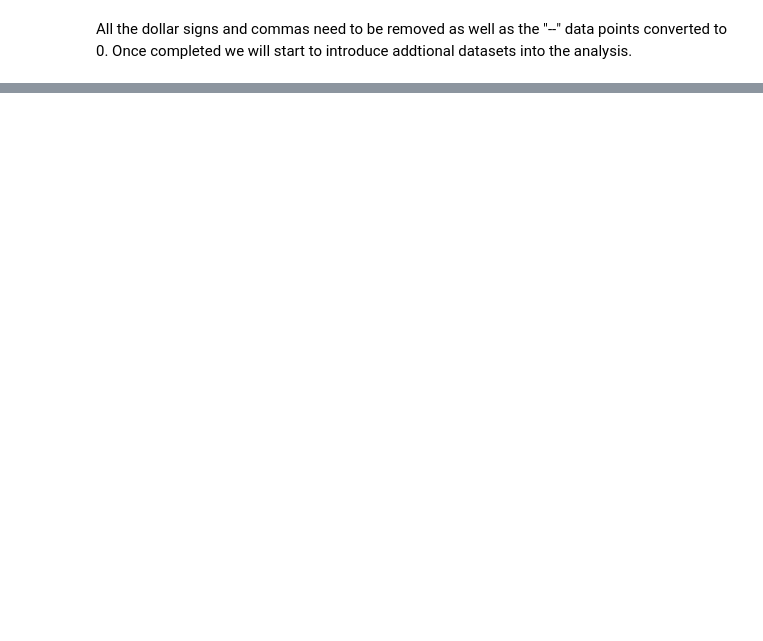
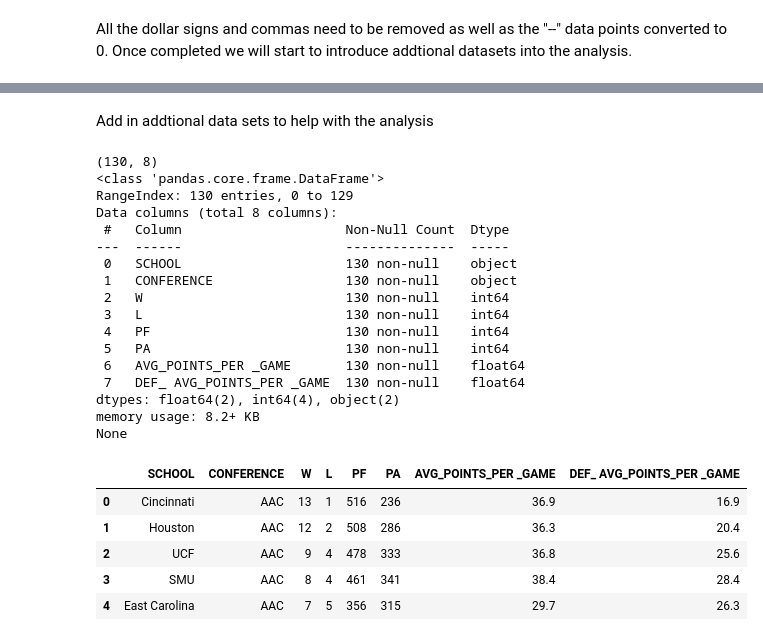
Before and after one commit to Champioa00/LAB1, a Jupyter notebook: Lab1Workingsession.ipynb, the cells around one changed output, grey strips where cells are left out. Saved outputs shown, nothing was run; the diff lists cells and outputs as text; code cells hidden in the pictures; blank space fills up the shorter version.

```diff
--- a/Lab1Workingsession.ipynb
+++ b/Lab1Workingsession.ipynb
@@ -103,3 +103,37 @@ coachdf[coachdf['Conference']=='SEC']
 | 103 | Tennessee | SEC | Jeremy Pruitt | 3846000.0 | 3846000.0 | 1200000.0 | 0.0 | 0.0 | 11780000.0 |
 | 105 | Texas A&M | SEC | Jimbo Fisher | 7500000.0 | 7500000.0 | 1350000.0 | 0.0 | 0.0 | 68125000.0 |
 | 118 | Vanderbilt | SEC | Derek Mason | 2812523.0 | 2812523.0 | 0.0 | 0.0 | 0.0 | 0.0 |
+# %% [markdown]
+Add in addtional data sets to help with the analysis
+# %%
+## Load Records and Points Metrics by team and conference ##
+recordsdf = pd.read_csv('https://raw.githubusercontent.com/Champioa00/LAB1/master/records.csv')
+# %%
+## Explore Coach Data Frame ##
+print(recordsdf.shape)
+print(recordsdf.info())
+recordsdf.head()
+# %% [output]
+(130, 8)
+<class 'pandas.core.frame.DataFrame'>
+RangeIndex: 130 entries, 0 to 129
+Data columns (total 8 columns):
+ #   Column                     Non-Null Count  Dtype
+---  ------                     --------------  -----
+ 0   SCHOOL                     130 non-null    object
+ 1   CONFERENCE                 130 non-null    object
+ 2   W                          130 non-null    int64
+ 3   L                          130 non-null    int64
+ 4   PF                         130 non-null    int64
+ 5   PA                         130 non-null    int64
+ 6   AVG_POINTS_PER _GAME       130 non-null    float64
+ 7   DEF_ AVG_POINTS_PER _GAME  130 non-null    float64
+dtypes: float64(2), int64(4), object(2)
+memory usage: 8.2+ KB
+None
+|  | SCHOOL | CONFERENCE | W | L | PF | PA | AVG_POINTS_PER _GAME | DEF_ AVG_POINTS_PER _GAME |
+| 0 | Cincinnati | AAC | 13 | 1 | 516 | 236 | 36.9 | 16.9 |
+| 1 | Houston | AAC | 12 | 2 | 508 | 286 | 36.3 | 20.4 |
+| 2 | UCF | AAC | 9 | 4 | 478 | 333 | 36.8 | 25.6 |
+| 3 | SMU | AAC | 8 | 4 | 461 | 341 | 38.4 | 28.4 |
+| 4 | East Carolina | AAC | 7 | 5 | 356 | 315 | 29.7 | 26.3 |
```
Also changed, not shown: parts of 4 cells of this notebook.
